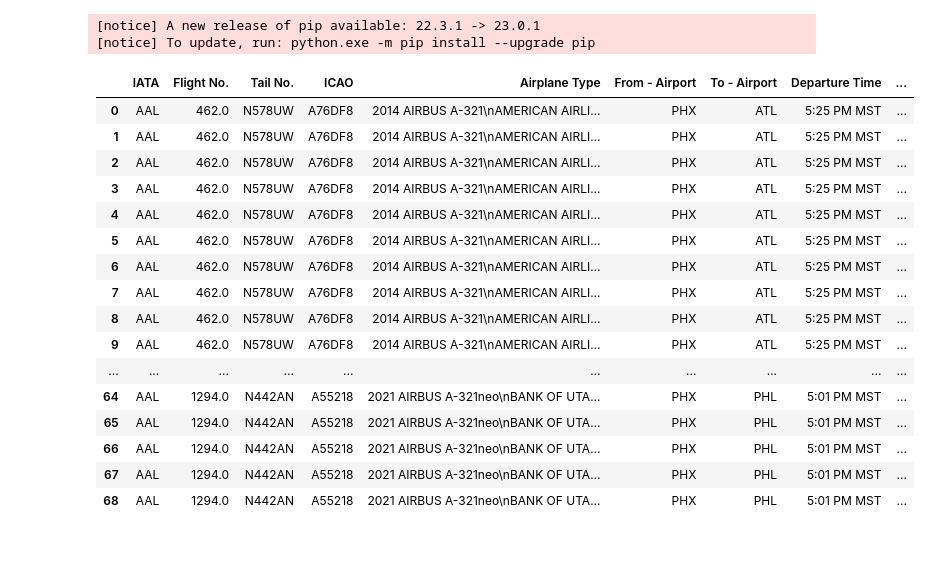
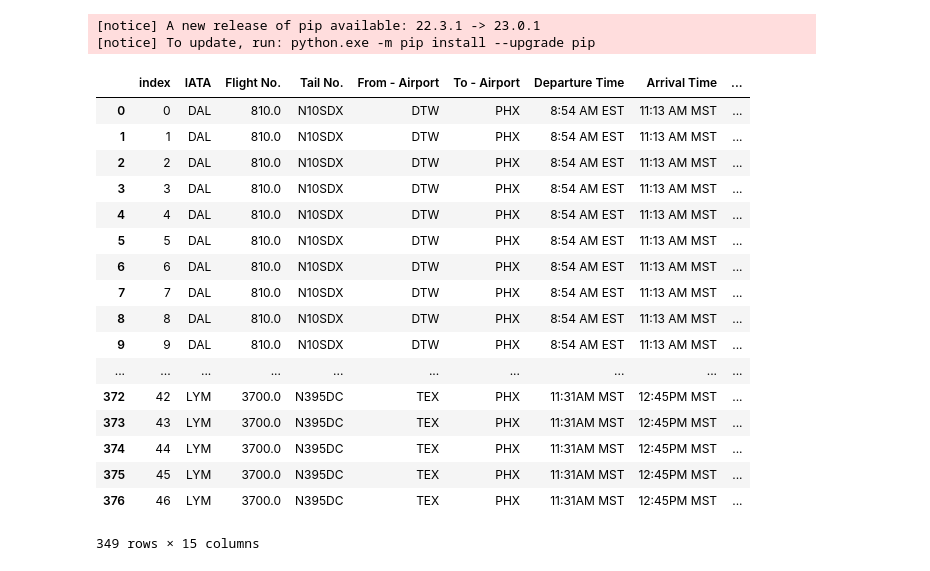
Before and after one commit to YangHusurianto/honeywell-atc-ai, a Jupyter notebook: random-forest.ipynb, the cells around one changed output. Drawn from its saved outputs; the diff is of its cells as text; code cells hidden in the pictures.

Commit message:
add indexing to flights, currently 0 indexed

```diff
--- a/random-forest.ipynb
+++ b/random-forest.ipynb
@@ -56,39 +56,67 @@ import matplotlib.pyplot as plt
 from sklearn.ensemble import RandomForestClassifier
 # %%
 #Google Sheet Link: https://docs.google.com/spreadsheets/d/1RiU9c3YihCsAqh18C25WMfTxkOiAf-nXhxAWtEaKLA0/edit#gid=0
-pd.set_option('display.max_rows', 100) #Displays a max of 100 rows for testing
+pd.set_option('display.max_rows', 100, 'display.min_rows', 30) #Displays a max of 100 rows for testing
 
 sheet_id = '1RiU9c3YihCsAqh18C25WMfTxkOiAf-nXhxAWtEaKLA0'
 xls = pd.ExcelFile(f"https://docs.google.com/spreadsheets/d/{sheet_id}/export?format=xlsx")
 
 arrivals = pd.read_excel(xls, 'Arrivals', header = 0) #Reads in the Google Sheets Data
 departures = pd.read_excel(xls, 'Departures', header = 0)
 arrivals = arrivals.drop(['blank', 'Communication Type/Reason for Speaking.1'], axis=1) #Drops unnecessary Columns/Headers
 departures = departures.drop(['Airport', 'Communication Type/Reason for Speaking.1'], axis=1)
+
 arrivals = arrivals.dropna(thresh=14) #Drops all rows and columns with more than 14 N/A values
 departures = departures.dropna(thresh=14)
 
+# create a new leftmost column for the index
+# iterate through the rows and index the responses of each flight based on unique flight no.
+counter = 0
+flight_no = -1
+arrivals.insert(loc = 0, # create arrivals indexing
+                column = 'index',
+                value = 0)
+for row in arrivals.iterrows():
+    if flight_no != row[1]['Flight No.']:
+        flight_no = row[1]['Flight No.']
+        counter = 0
+    arrivals.loc[row[0], 'index'] = counter
+    counter += 1
+
+counter = 0
+flight_no = -1
+departures.insert(loc = 0, # create departures indexing
+                column = 'index',
+                value = 0)
+for row in departures.iterrows():
+    if flight_no != row[1]['Flight No.']:
+        flight_no = row[1]['Flight No.']
+        counter = 0
+    departures.loc[row[0], 'index'] = counter
+    counter += 1
 
 rf = RandomForestClassifier()
 #rf.fit(x,y)
 #RandomForestClassifier()
 
-departures
+display(arrivals)
+display(departures)
 # %% [output]
-|  | IATA | Flight No. | Tail No. | ICAO | Airplane Type | From - Airport | To - Airport | Departure Time | ... |
-| 0 | AAL | 462.0 | N578UW | A76DF8 | 2014 AIRBUS A-321\nAMERICAN AIRLI... | PHX | ATL | 5:25 PM MST | ... |
-| 1 | AAL | 462.0 | N578UW | A76DF8 | 2014 AIRBUS A-321\nAMERICAN AIRLI... | PHX | ATL | 5:25 PM MST | ... |
-| 2 | AAL | 462.0 | N578UW | A76DF8 | 2014 AIRBUS A-321\nAMERICAN AIRLI... | PHX | ATL | 5:25 PM MST | ... |
-| 3 | AAL | 462.0 | N578UW | A76DF8 | 2014 AIRBUS A-321\nAMERICAN AIRLI... | PHX | ATL | 5:25 PM MST | ... |
-| 4 | AAL | 462.0 | N578UW | A76DF8 | 2014 AIRBUS A-321\nAMERICAN AIRLI... | PHX | ATL | 5:25 PM MST | ... |
-| 5 | AAL | 462.0 | N578UW | A76DF8 | 2014 AIRBUS A-321\nAMERICAN AIRLI... | PHX | ATL | 5:25 PM MST | ... |
-| 6 | AAL | 462.0 | N578UW | A76DF8 | 2014 AIRBUS A-321\nAMERICAN AIRLI... | PHX | ATL | 5:25 PM MST | ... |
-| 7 | AAL | 462.0 | N578UW | A76DF8 | 2014 AIRBUS A-321\nAMERICAN AIRLI... | PHX | ATL | 5:25 PM MST | ... |
-| 8 | AAL | 462.0 | N578UW | A76DF8 | 2014 AIRBUS A-321\nAMERICAN AIRLI... | PHX | ATL | 5:25 PM MST | ... |
-| 9 | AAL | 462.0 | N578UW | A76DF8 | 2014 AIRBUS A-321\nAMERICAN AIRLI... | PHX | ATL | 5:25 PM MST | ... |
+|  | index | IATA | Flight No. | Tail No. | From - Airport | To - Airport | Departure Time | Arrival Time | ... |
+| 0 | 0 | DAL | 810.0 | N10SDX | DTW | PHX | 8:54 AM EST | 11:13 AM MST | ... |
+| 1 | 1 | DAL | 810.0 | N10SDX | DTW | PHX | 8:54 AM EST | 11:13 AM MST | ... |
+| 2 | 2 | DAL | 810.0 | N10SDX | DTW | PHX | 8:54 AM EST | 11:13 AM MST | ... |
+| 3 | 3 | DAL | 810.0 | N10SDX | DTW | PHX | 8:54 AM EST | 11:13 AM MST | ... |
+| 4 | 4 | DAL | 810.0 | N10SDX | DTW | PHX | 8:54 AM EST | 11:13 AM MST | ... |
+| 5 | 5 | DAL | 810.0 | N10SDX | DTW | PHX | 8:54 AM EST | 11:13 AM MST | ... |
+| 6 | 6 | DAL | 810.0 | N10SDX | DTW | PHX | 8:54 AM EST | 11:13 AM MST | ... |
+| 7 | 7 | DAL | 810.0 | N10SDX | DTW | PHX | 8:54 AM EST | 11:13 AM MST | ... |
+| 8 | 8 | DAL | 810.0 | N10SDX | DTW | PHX | 8:54 AM EST | 11:13 AM MST | ... |
+| 9 | 9 | DAL | 810.0 | N10SDX | DTW | PHX | 8:54 AM EST | 11:13 AM MST | ... |
 | ... | ... | ... | ... | ... | ... | ... | ... | ... | ... |
-| 64 | AAL | 1294.0 | N442AN | A55218 | 2021 AIRBUS A-321neo\nBANK OF UTA... | PHX | PHL | 5:01 PM MST | ... |
-| 65 | AAL | 1294.0 | N442AN | A55218 | 2021 AIRBUS A-321neo\nBANK OF UTA... | PHX | PHL | 5:01 PM MST | ... |
-| 66 | AAL | 1294.0 | N442AN | A55218 | 2021 AIRBUS A-321neo\nBANK OF UTA... | PHX | PHL | 5:01 PM MST | ... |
-| 67 | AAL | 1294.0 | N442AN | A55218 | 2021 AIRBUS A-321neo\nBANK OF UTA... | PHX | PHL | 5:01 PM MST | ... |
-| 68 | AAL | 1294.0 | N442AN | A55218 | 2021 AIRBUS A-321neo\nBANK OF UTA... | PHX | PHL | 5:01 PM MST | ... |
+| 372 | 42 | LYM | 3700.0 | N395DC | TEX | PHX | 11:31AM MST | 12:45PM MST | ... |
+| 373 | 43 | LYM | 3700.0 | N395DC | TEX | PHX | 11:31AM MST | 12:45PM MST | ... |
+| 374 | 44 | LYM | 3700.0 | N395DC | TEX | PHX | 11:31AM MST | 12:45PM MST | ... |
+| 375 | 45 | LYM | 3700.0 | N395DC | TEX | PHX | 11:31AM MST | 12:45PM MST | ... |
+| 376 | 46 | LYM | 3700.0 | N395DC | TEX | PHX | 11:31AM MST | 12:45PM MST | ... |
+349 rows × 15 columns
```
Also changed, not shown: parts of 1 cell of this notebook.
